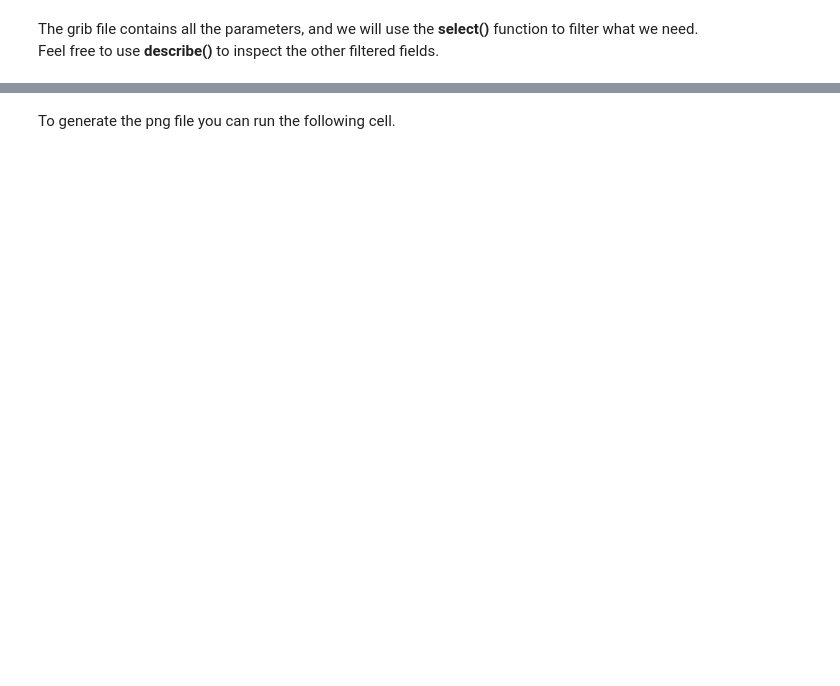
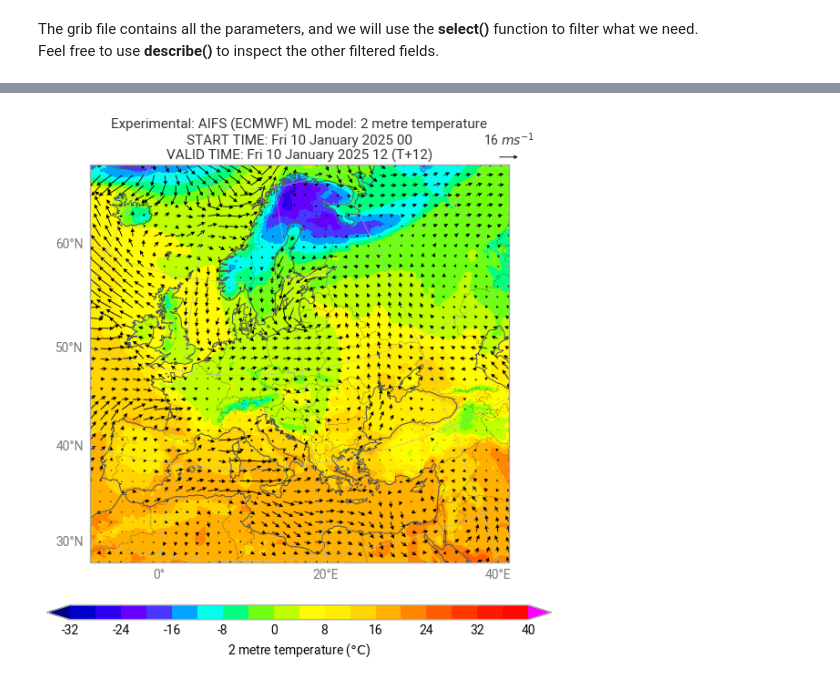
Before and after one commit to ecmwf/notebook-examples, a Jupyter notebook: opencharts_metview/aifs_medium-2t-wind.ipynb, the cells around one changed output, grey strips where cells are left out. Saved outputs shown, nothing was run; the diff lists cells and outputs as text; code cells hidden in the pictures; blank space fills up the shorter version.

Commit message:
Adds first example notebook

```diff
--- a/opencharts_metview/aifs_medium-2t-wind.ipynb
+++ b/opencharts_metview/aifs_medium-2t-wind.ipynb
@@ -196,2 +121,0 @@ mv.plot(view, t2m, t2m_shade, wind_vector, wind_arrows, title, ecmwf_text)
-# %% [markdown]
-To generate the png file you can run the following cell.
@@ -205,0 +122,34 @@ mv.plot(view, t2m, t2m_shade, wind_vector, wind_arrows, title, ecmwf_text)
+# %%
+t2m_style = earthkit.plots.styles.Style(
+    colors=[
+        '#00007f', '#0000d8', '#3f00ff', '#7f00ff', '#007fff',
+        '#00ffff', '#00ff7f', '#80ff00', '#daff00', '#ffff00',
+        '#fff500', '#ffda00', '#ffb000', '#ff7f00', '#ff4f00',
+        '#ff2500', '#ff0a00', '#ff0000', '#ff00ff',
+    ],
+    levels=range(-32, 41, 4),
+    units="celsius",
+    extend="both",
+)
+# %%
+chart = earthkit.plots.Map(domain="Europe")
+
+chart.contourf(t2m, style=t2m_style, transform_first=True)
+chart.quiver(u, v, width=0.002, headwidth=5)
+
+chart.legend()
+
+chart.title(
+    "Experimental: AIFS (ECMWF) ML model: {variable_name!0}\n"
+    "START TIME: {base_time:%a %d %B %Y %H}\n"
+    "VALID TIME: {valid_time:%a %d %B %Y %H} (T+{lead_time})",
+    fontsize=11,
+)
+
+chart.coastlines()
+chart.borders()
+chart.gridlines()
+
+chart.show()
+# %% [output]
+[figure, added]
```
Also changed, not shown: parts of 16 cells of this notebook.
